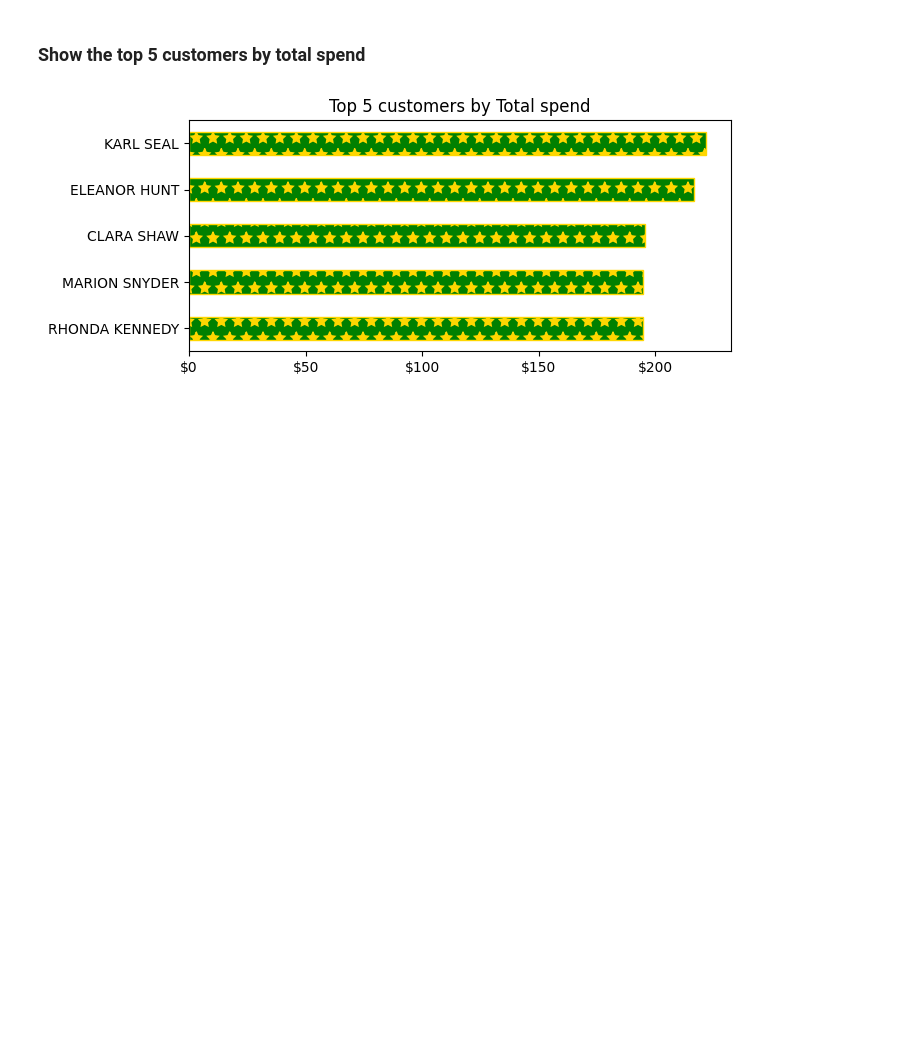
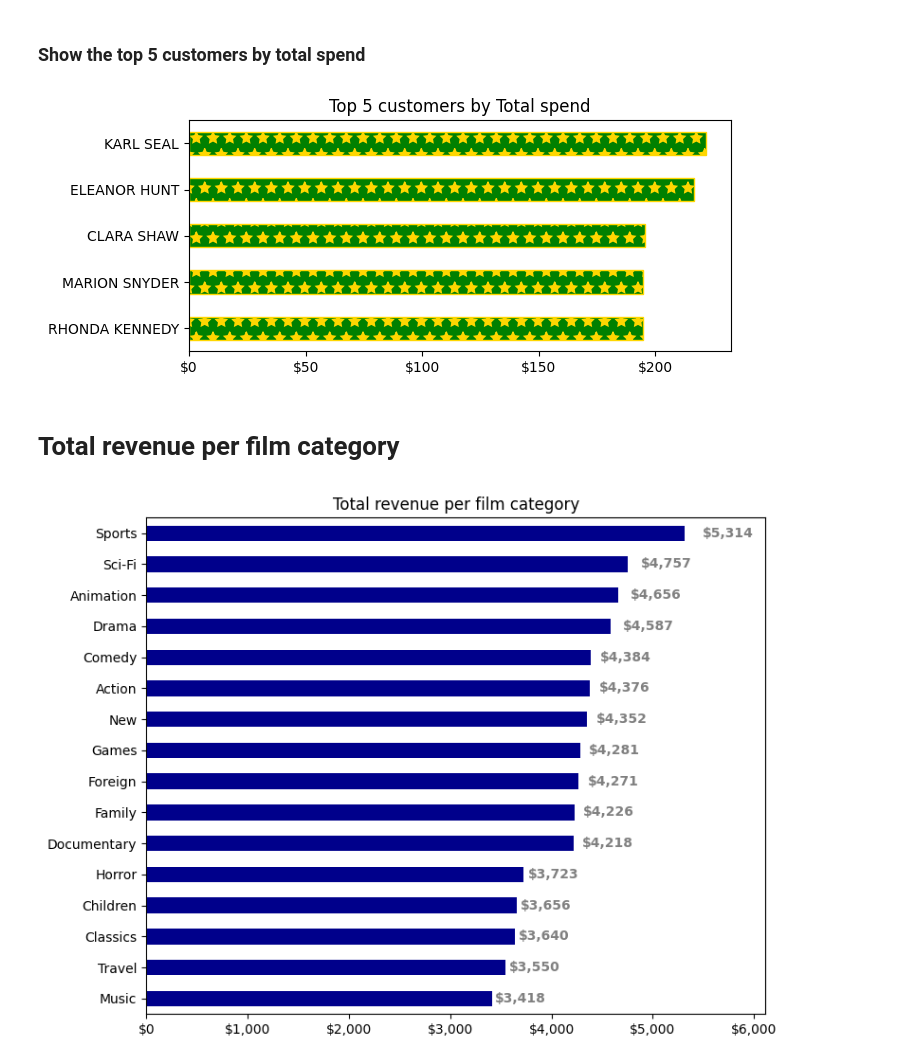
Before and after one commit to Josefin3647/sakila_lab_josefin_le, a Jupyter notebook: eda.ipynb, the cells around one changed output. Saved outputs shown, nothing was run; the diff lists cells and outputs as text; code cells hidden in the pictures; blank space fills up the shorter version.

```diff
--- a/eda.ipynb
+++ b/eda.ipynb
@@ -282,3 +280,57 @@ ax.set_title("Top 5 customers by Total spend")
 plt.show()
 # %% [output]
 [figure]
+# %% [markdown]
+# Total revenue per film category
+# %%
+total_revenue_per_category = query_sakila("""SELECT
+             c.name AS film_category,
+             SUM(p.amount) AS total_revenue
+             FROM category c
+                LEFT JOIN film_category fc ON c.category_id = fc.category_id
+                LEFT JOIN film f ON fc.film_id = f.film_id
+                LEFT JOIN inventory i ON f.film_id = i.film_id
+                LEFT JOIN rental r ON i.inventory_id = r.inventory_id
+                LEFT JOIN payment p ON r.rental_id = p.rental_id
+             WHERE p.amount IS NOT NULL
+             GROUP BY film_category
+             ORDER BY total_revenue DESC
+             ;
+             """)
+
+ax = total_revenue_per_category.plot(
+    x="film_category",
+    y="total_revenue",
+    kind="barh",
+    figsize=(8,6),
+    color="darkblue",
+    legend=False
+)
+
+max_value = total_revenue_per_category["total_revenue"].max()
+ax.set_xlim(0, max_value * 1.15)   # 🔥 15% extra utrymme
+
+ax.invert_yaxis()
+ax.set_ylabel("")
+ax.xaxis.set_major_formatter(FuncFormatter(lambda v, _: f'${v:,.0f}'))
+
+for bar in ax.patches:
+    width = bar.get_width()                          # stapelns värde
+    y = bar.get_y() + bar.get_height() / 2           # mitten på stapeln
+
+    ax.text(
+        width + (width * 0.08),                                  # mitten i stapeln (x)
+        y,                                            # mitten i höjdled
+        f"${width:,.0f}",                             # formaterat belopp
+        ha="center",                                  # centrerad horisontellt
+        va="center",                                  # centrerad vertikalt
+        color="grey",                                # syns bra på orange
+        fontweight="bold"
+    )
+
+ax.set_title("Total revenue per film category")
+
+plt.tight_layout()
+plt.show()
+# %% [output]
+[figure, added]
```
Also changed, not shown: parts of 1 cell of this notebook.
